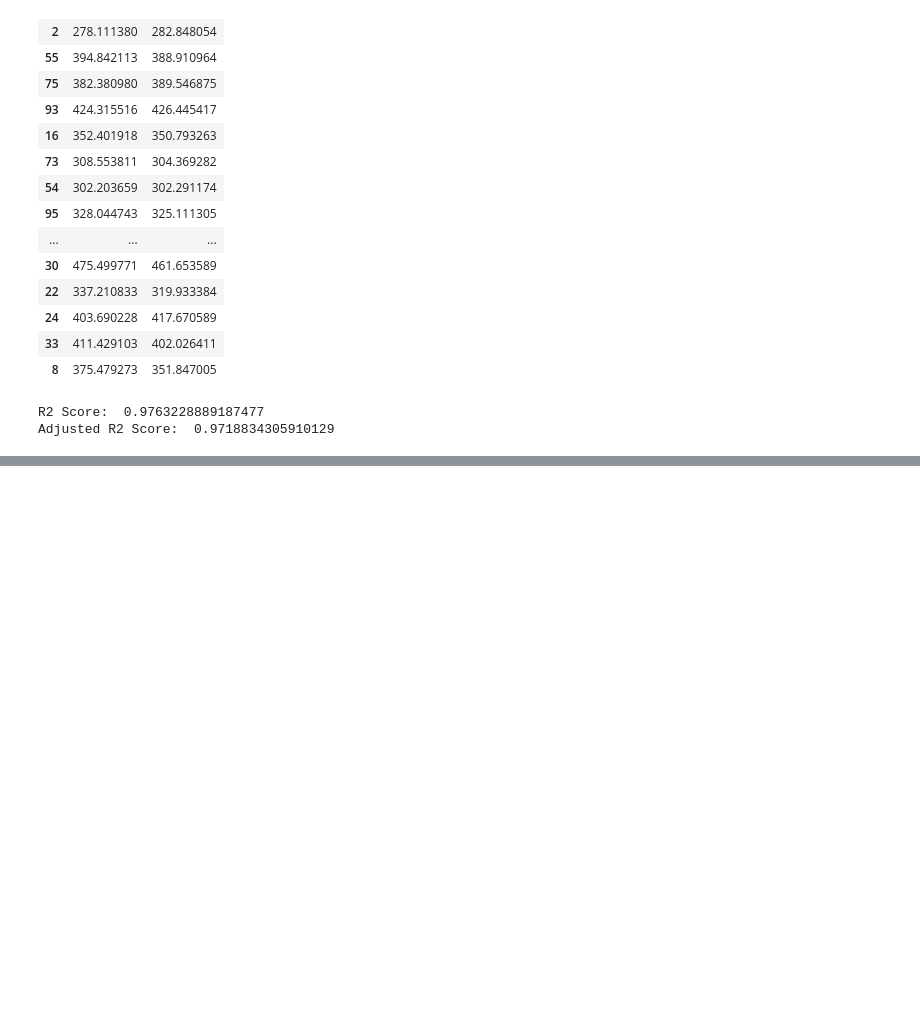
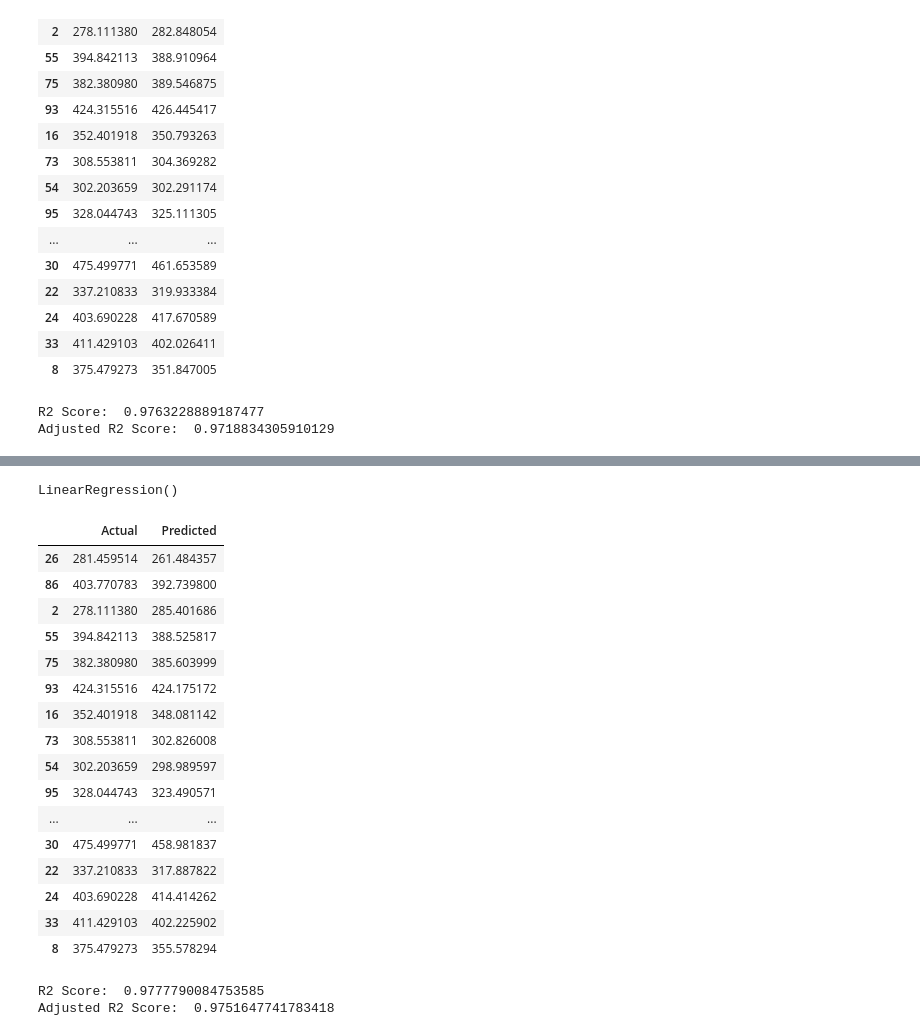
Before and after one commit to JoshuaR26/BCSE209L, a Jupyter notebook: MLR/MLR.ipynb, the cells around one changed output, grey strips where cells are left out. Drawn from its saved outputs; the diff is of its cells as text; code cells hidden in the pictures; blank space fills up the shorter version.

```diff
--- a/MLR/MLR.ipynb
+++ b/MLR/MLR.ipynb
@@ -85,0 +108,4 @@ Adjusted R2 Score:  0.9718834305910129
+# %%
+least_significant_idx = np.argmax([p_value_1, p_value_2, p_value_3])
+X_new = X.drop(X.columns[1], axis=1)
+X_new
@@ -85,0 +126,29 @@ Adjusted R2 Score:  0.9718834305910129
+# %%
+x_tr, x_tt, y_tr, y_tt = train_test_split(X_new, y, test_size=0.2, random_state=0)
+# %%
+model = LinearRegression()
+model.fit(x_tr, y_tr)
+# %% [output]
+LinearRegression()
+# %%
+y_pred = model.predict(x_tt)
+# %%
+pd.DataFrame({'Actual': y_tt, 'Predicted': y_pred})
+# %% [output]
+|  | Actual | Predicted |
+| 26 | 281.459514 | 261.484357 |
+| 86 | 403.770783 | 392.739800 |
+| 2 | 278.111380 | 285.401686 |
+| 55 | 394.842113 | 388.525817 |
+| 75 | 382.380980 | 385.603999 |
+| 93 | 424.315516 | 424.175172 |
+| 16 | 352.401918 | 348.081142 |
+| 73 | 308.553811 | 302.826008 |
+| 54 | 302.203659 | 298.989597 |
+| 95 | 328.044743 | 323.490571 |
+| ... | ... | ... |
+| 30 | 475.499771 | 458.981837 |
+| 22 | 337.210833 | 317.887822 |
+| 24 | 403.690228 | 414.414262 |
+| 33 | 411.429103 | 402.225902 |
+| 8 | 375.479273 | 355.578294 |
@@ -85,0 +157,12 @@ Adjusted R2 Score:  0.9718834305910129
+# %%
+r2 = r2_score(y_tt, y_pred)
+
+n = len(x_tt)
+p = x_tt.shape[1]
+adj_r2 = 1 - ((1 - r2) * (n - 1) / (n - p - 1))
+
+print('R2 Score: ', r2)
+print('Adjusted R2 Score: ', adj_r2)
+# %% [output]
+R2 Score:  0.9777790084753585
+Adjusted R2 Score:  0.9751647741783418
```
Also changed, not shown: parts of 6 cells of this notebook.
